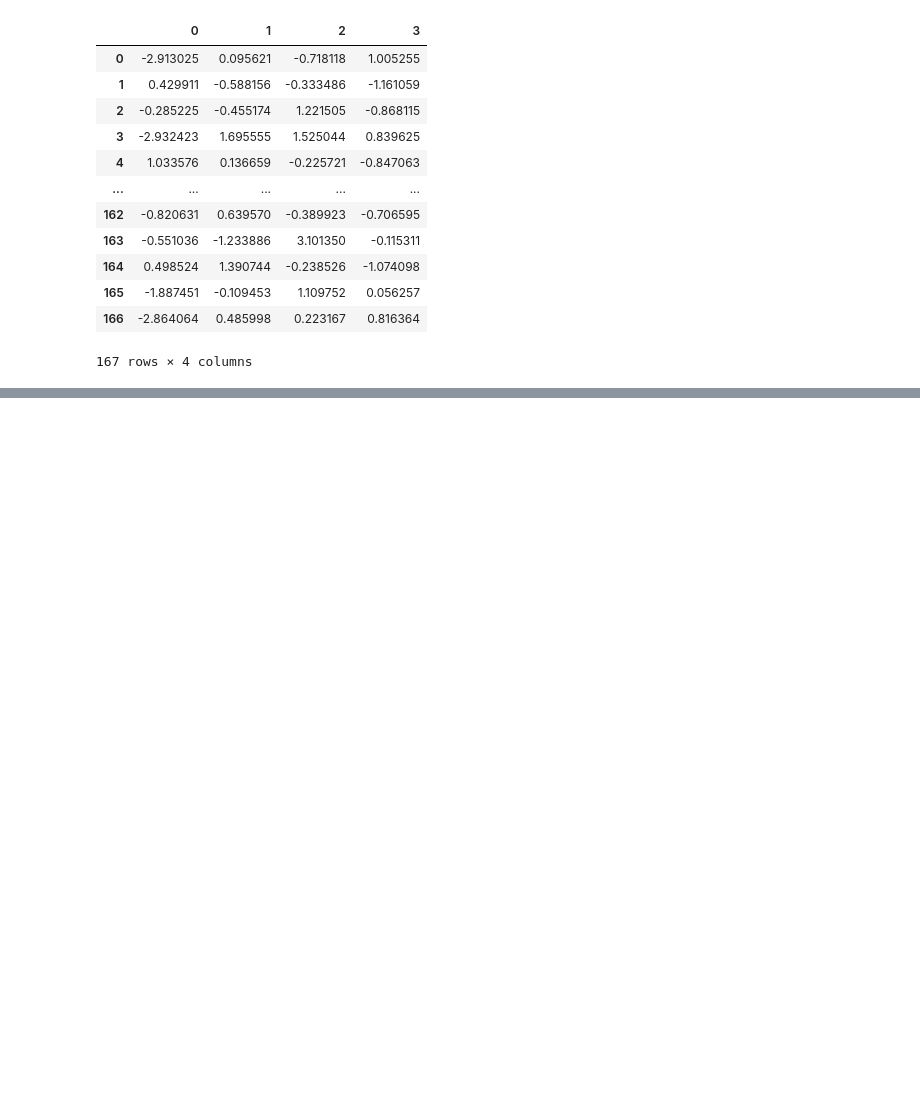
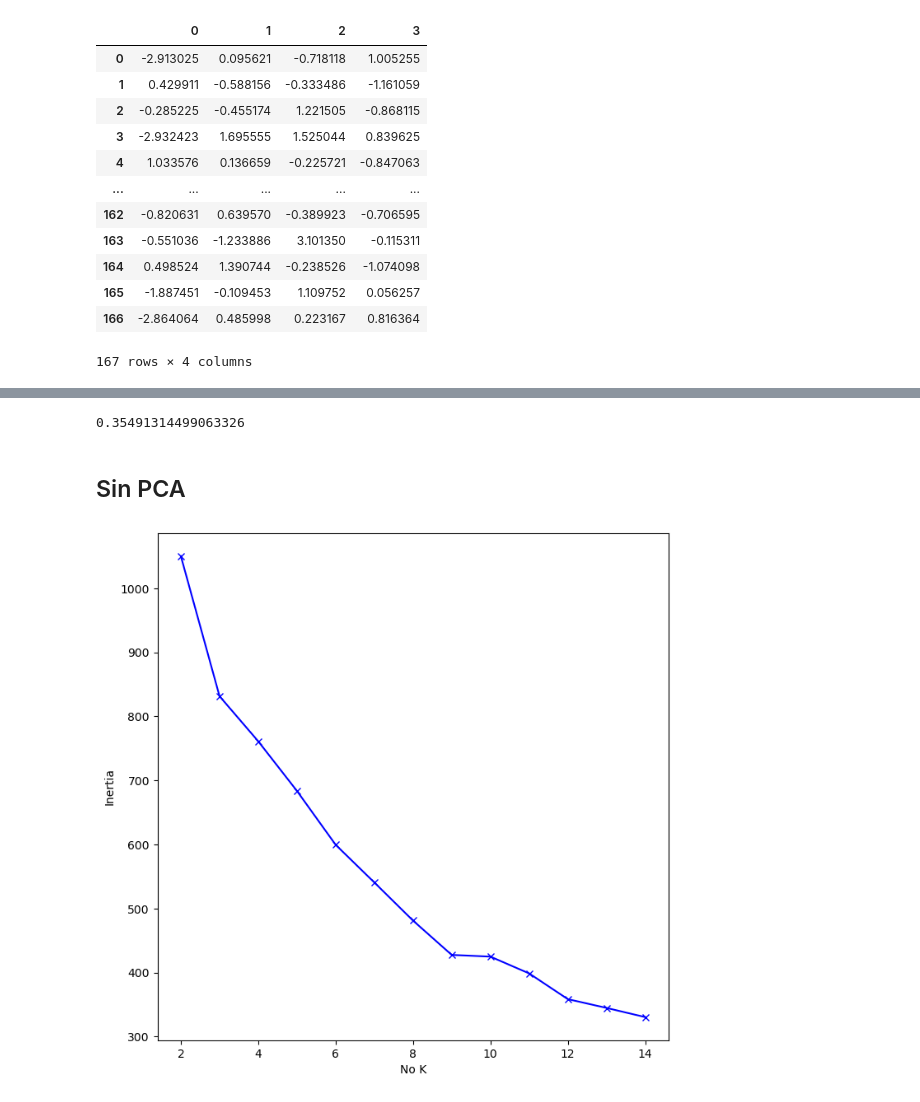
Before and after one commit to ArnolPlazas/clustering, a Jupyter notebook: 5_modelo_dataset_country.ipynb, the cells around one changed output, grey strips where cells are left out. Saved outputs shown, nothing was run; the diff lists cells and outputs as text; code cells hidden in the pictures; blank space fills up the shorter version.

```diff
--- a/5_modelo_dataset_country.ipynb
+++ b/5_modelo_dataset_country.ipynb
@@ -165,0 +197,26 @@ pca_data_standard
+# %%
+km = KMeans(n_clusters=4, n_init='auto')
+y= km.fit_predict(pca_data_standard)
+print(silhouette_score(pca_data_standard, y))
+df_country['k_means_pca'] = y
+# %% [output]
+0.35491314499063326
+# %% [markdown]
+## Sin PCA
+# %%
+sum_of_scared_distances = []
+silhouette_scores = []
+K = range(2, 15)
+for _ in K:
+    km = KMeans(n_clusters=_, n_init='auto')
+    y= km.fit_predict(df_country_scaled)
+    sum_of_scared_distances.append(km.inertia_)
+    silhouette_scores.append(silhouette_score(df_country_scaled, y))
+# %%
+plt.figure(figsize=(8, 8))
+plt.plot(K, sum_of_scared_distances, 'bx-')
+plt.xlabel('No K')
+plt.ylabel('Inertia')
+plt.show()
+# %% [output]
+[figure, added]
```
Also changed, not shown: parts of 43 cells of this notebook.
